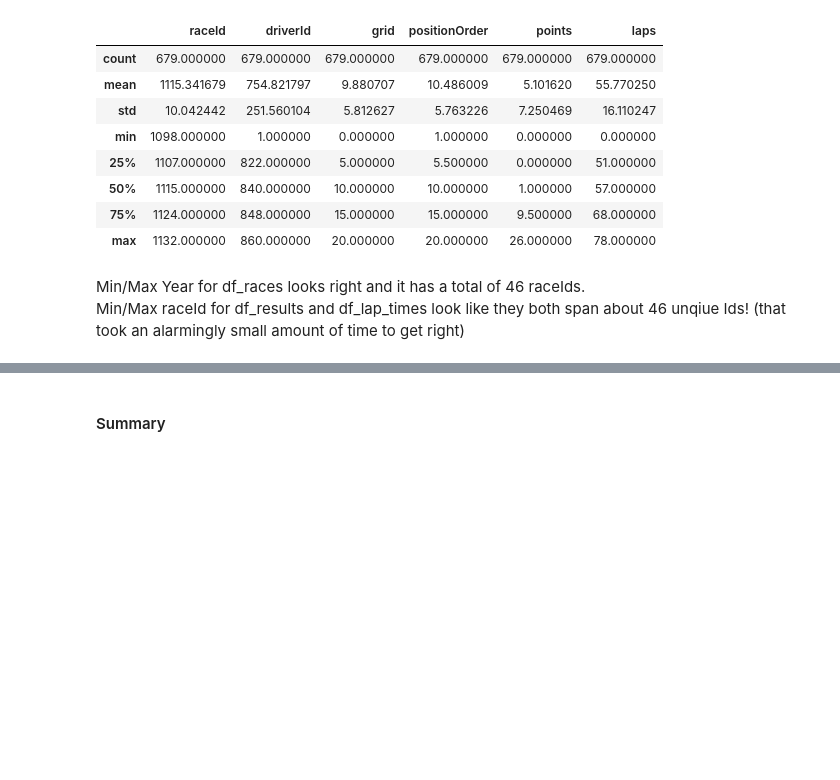
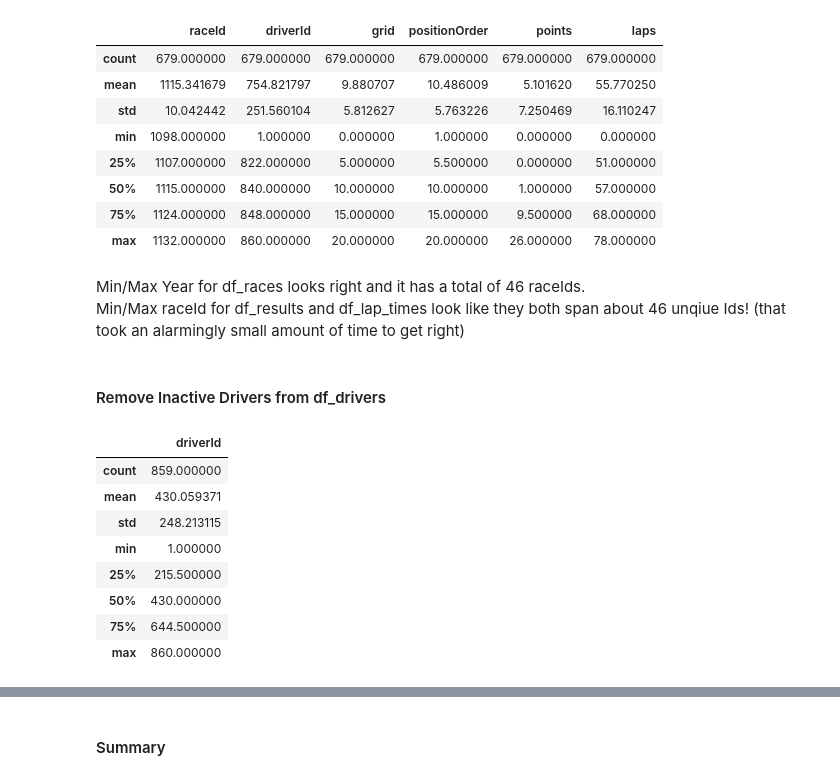
Before and after one commit to D-Cassidy/formula1-data-analysis, a Jupyter notebook: notebooks/driver_performance_analysis.ipynb, the cells around one changed output, grey strips where cells are left out. Drawn from its saved outputs; the diff is of its cells as text; code cells hidden in the pictures; blank space fills up the shorter version.

```diff
--- a/notebooks/driver_performance_analysis.ipynb
+++ b/notebooks/driver_performance_analysis.ipynb
@@ -447,3 +447,17 @@ df_results.describe()
 # %% [markdown]
 Min/Max Year for df_races looks right and it has a total of 46 raceIds.
 Min/Max raceId for df_results and df_lap_times look like they both span about 46 unqiue Ids! (that took an alarmingly small amount of time to get right)
+# %% [markdown]
+#### Remove Inactive Drivers from df_drivers
+# %%
+df_drivers.describe()
+# %% [output]
+|  | driverId |
+| count | 859.000000 |
+| mean | 430.059371 |
+| std | 248.213115 |
+| min | 1.000000 |
+| 25% | 215.500000 |
+| 50% | 430.000000 |
+| 75% | 644.500000 |
+| max | 860.000000 |
```
Also changed, not shown: parts of 3 cells of this notebook.
